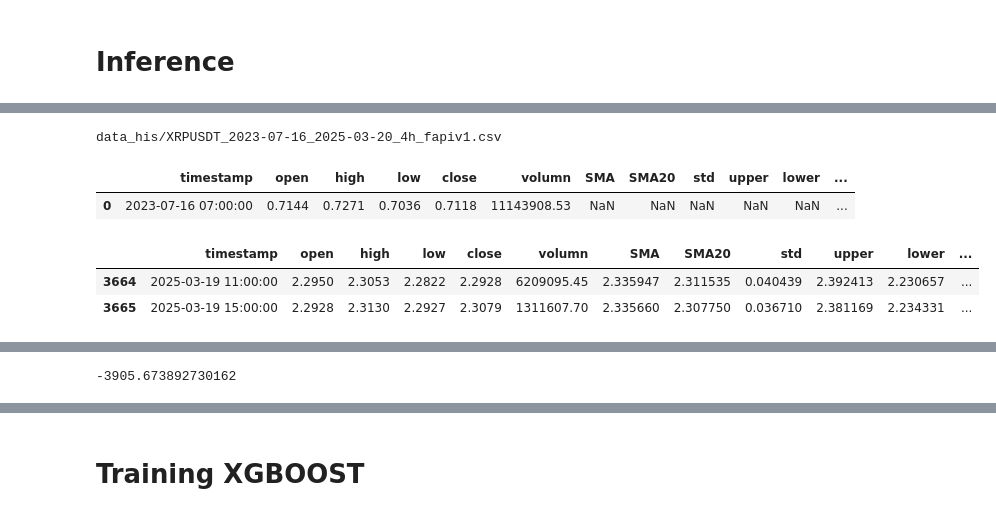
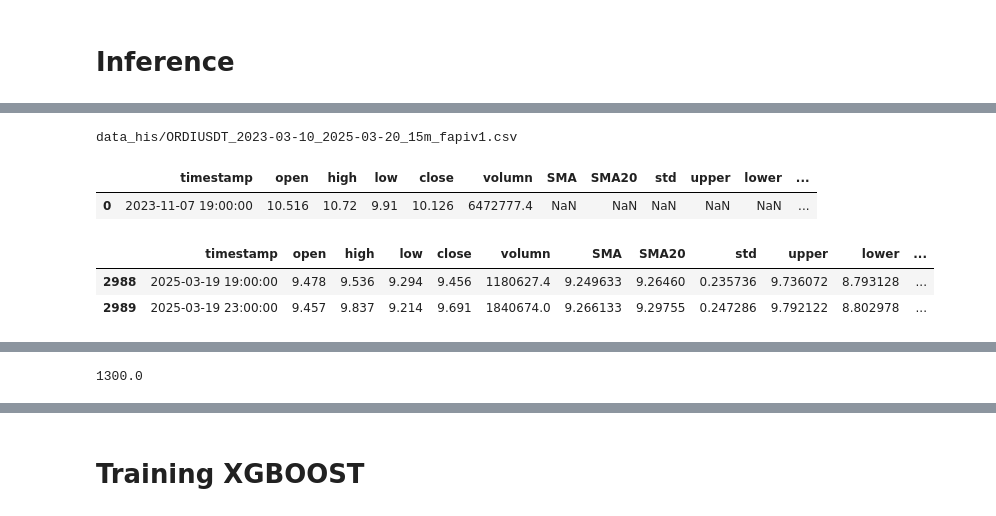
Before and after one commit to khiemdoan/qcuongning-binance-future, a Jupyter notebook: search.ipynb, the cells around one changed output, grey strips where cells are left out. Saved outputs shown, nothing was run; the diff lists cells and outputs as text; code cells hidden in the pictures.

```diff
--- a/search.ipynb
+++ b/search.ipynb
@@ -141,6 +138,21 @@ def classify_trend_through(row):
     else:
         return 0
 
+def out_boll_4h(row):
+    att = row['close'] - row['open']
+    if pd.isna(row['upper']):
+        return None  # Không đủ dữ liệu để phân loại
+
+    elif att > 0 and row['open'] + att * 0.4 < row['upper'] < row['open'] + att * 0.8:
+
+    # elif att > 0 and row['upper'] < row['open'] + att * 0.8:
+    # elif att < 0 and row['open'] + att * 0.4 > row['lower'] > row['open'] + att * 0.8:
+
+        return 1
+    else:
+        return 0
+
+
 def classify_trend_bollband(row):
     if pd.isna(row['upper']):
         return None  # Không đủ dữ liệu để phân loại
@@ -153,2 +167,2 @@ def classify_trend_bollband(row):
 # %%
-df_all, csv_link = generate_df_klines(start = "2023-07-16", end = "2025-03-20", symb = "XRPUSDT", interval = "4h")
+df_all, csv_link = generate_df_klines(start = "2023-03-10", end = "2025-03-20", symb = "ORDIUSDT", interval = "15m", split_day=4)
@@ -176,28 +169,42 @@ https://api.mexc.com/api/v3/klines
 # %%
 print(csv_link)
-df_all = pd.read_csv(csv_link)
+# df_all = pd.read_csv(csv_link)
+# df_all = pd.read_csv("data_his/LDOUSDT_2023-03-10_2025-03-20_4h_fapiv1.csv")
+# df_all = pd.read_csv("data_his/C98USDT_2023-03-10_2025-03-20_4h_fapiv1.csv")
+# df_all = pd.read_csv("data_his/DYDXUSDT_2023-03-10_2025-03-20_4h_fapiv1.csv")
+df_all = pd.read_csv("data_his/ORDIUSDT_2023-03-10_2025-03-20_4h_fapiv1.csv")
+# df_all = pd.read_csv("data_his/ORDIUSDT_2023-03-10_2025-03-20_15m_fapiv1.csv")
+# df_all = df_all.iloc[3:].reset_index()
+# group_size = 16
+# df_new = df_all.groupby(df_all.index // group_size).agg({
+#     "timestamp":"first",
+#     "open": "first",
+#     "high": "max",
+#     "low": "min",
+#     "close": "last"
+# }).reset_index(drop=True)
+
+# df_all = df_new
+
 df_all['SMA'] = df_all['close'].rolling(window=30).mean()
 df_all['SMA20'] = df_all['close'].rolling(window=20).mean()
 df_all['std'] = df_all['close'].rolling(window=20).std()
 df_all['upper'] = df_all['SMA20'] + 2 * df_all['std']
 df_all['lower'] = df_all['SMA20'] - 2 * df_all['std']
 
-
-
-
-df_all['Trend'] = df_all.apply(classify_trend_bollband, axis=1)
+df_all['Trend'] = df_all.apply(out_boll_4h, axis=1)
 
 # df_all = df_all.iloc[-20000:].reset_index()
 display(df_all.head(1))
 display(df_all.tail(2))
 
-rs2, idcond, high_check, low_check, list_reward, prices_list = rule(df_all, df_all, tp=10, sl=100,window_test=1,num_random=2400, model=None, seq=30, time_pred="all",manual_cond=True)
+rs2, idcond, high_check, low_check, list_reward, prices_list = rule(df_all, df_all, tp=10, sl=10,window_test=1,num_random=2800, model=None, seq=30, time_pred="all",manual_cond=False)
 print(len(rs2))
 list_reward[-1]
 # %% [output]
-data_his/XRPUSDT_2023-07-16_2025-03-20_4h_fapiv1.csv
+data_his/ORDIUSDT_2023-03-10_2025-03-20_15m_fapiv1.csv
 |  | timestamp | open | high | low | close | volumn | SMA | SMA20 | std | upper | lower | ... |
-| 0 | 2023-07-16 07:00:00 | 0.7144 | 0.7271 | 0.7036 | 0.7118 | 11143908.53 | NaN | NaN | NaN | NaN | NaN | ... |
+| 0 | 2023-11-07 19:00:00 | 10.516 | 10.72 | 9.91 | 10.126 | 6472777.4 | NaN | NaN | NaN | NaN | NaN | ... |
 |  | timestamp | open | high | low | close | volumn | SMA | SMA20 | std | upper | lower | ... |
-| 3664 | 2025-03-19 11:00:00 | 2.2950 | 2.3053 | 2.2822 | 2.2928 | 6209095.45 | 2.335947 | 2.311535 | 0.040439 | 2.392413 | 2.230657 | ... |
-| 3665 | 2025-03-19 15:00:00 | 2.2928 | 2.3130 | 2.2927 | 2.3079 | 1311607.70 | 2.335660 | 2.307750 | 0.036710 | 2.381169 | 2.234331 | ... |
+| 2988 | 2025-03-19 19:00:00 | 9.478 | 9.536 | 9.294 | 9.456 | 1180627.4 | 9.249633 | 9.26460 | 0.235736 | 9.736072 | 8.793128 | ... |
+| 2989 | 2025-03-19 23:00:00 | 9.457 | 9.837 | 9.214 | 9.691 | 1840674.0 | 9.266133 | 9.29755 | 0.247286 | 9.792122 | 8.802978 | ... |
@@ -221,4 +213,4 @@ num points:  2400 number_low/all_point 0.809 cannot_break 0
--3905.673892730162
+1300.0
 # %%
 rs2
 # %% [output]
```
Also changed, not shown: parts of 8 cells of this notebook, 4 other files.
